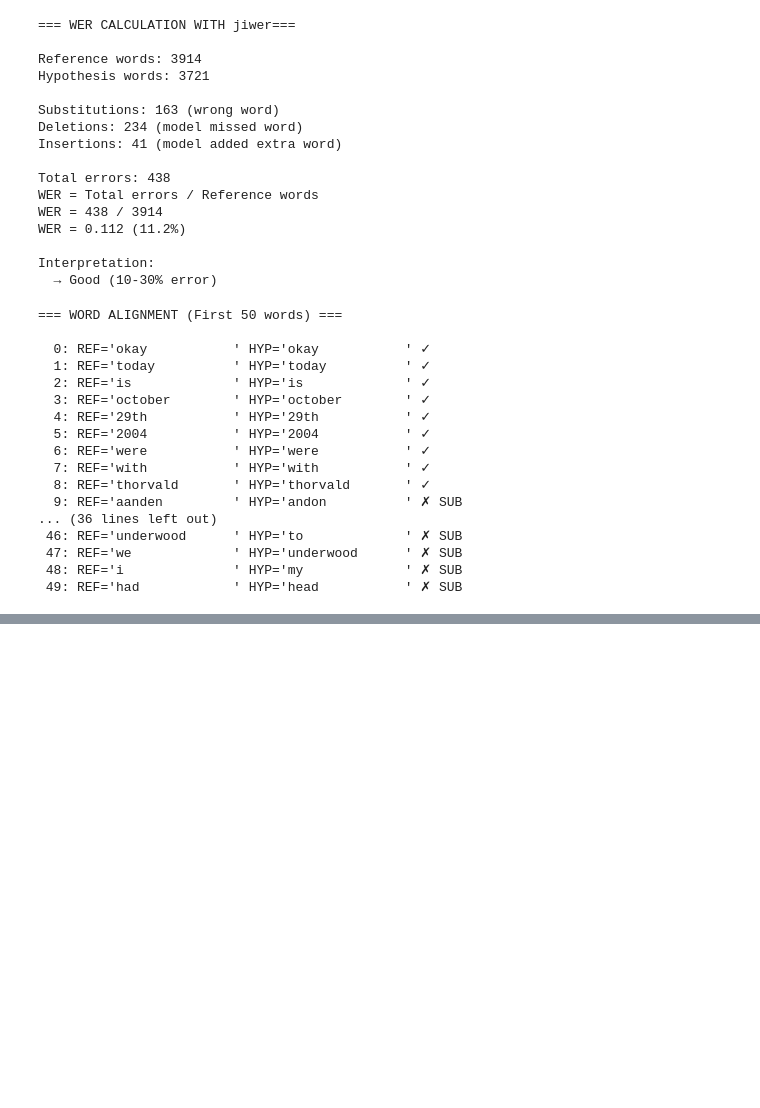
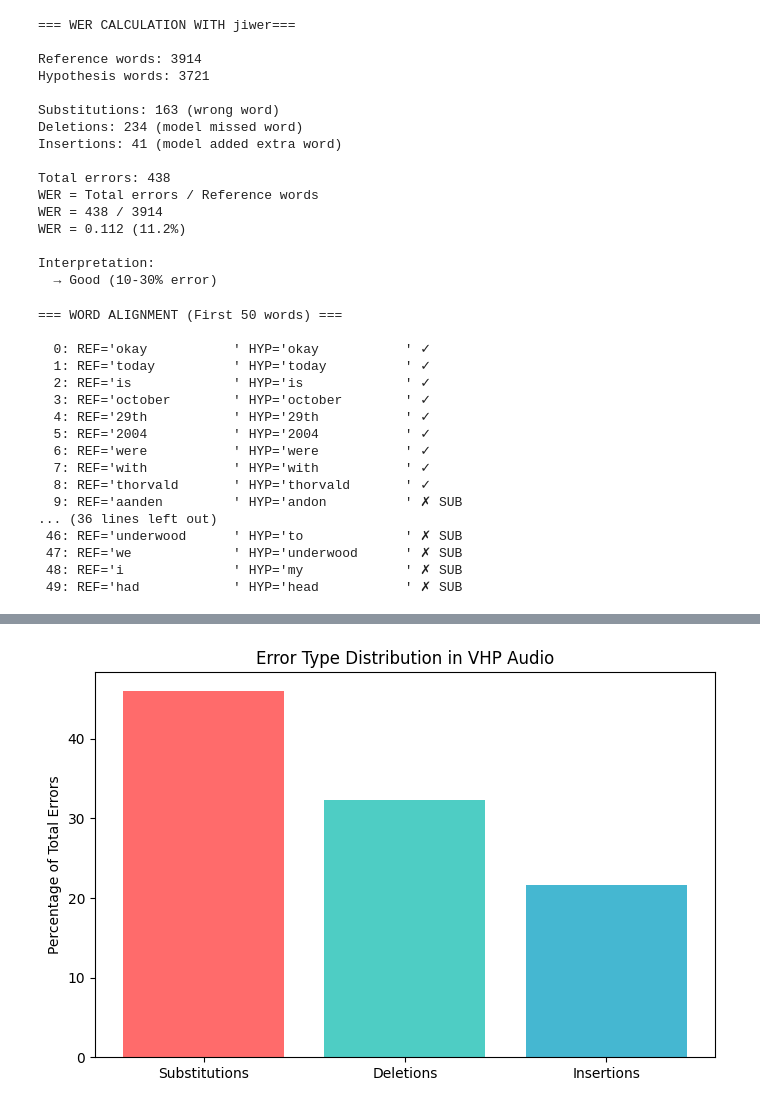
Before and after one commit to memoirji-llc/stt-inference-evaluation-pipeline, a Jupyter notebook: notebooks/evals_learn.ipynb, the cells around one changed output, grey strips where cells are left out. Drawn from its saved outputs; the diff is of its cells as text; code cells hidden in the pictures; blank space fills up the shorter version.

```diff
--- a/notebooks/evals_learn.ipynb
+++ b/notebooks/evals_learn.ipynb
@@ -272,3 +316,98 @@ for i, (r, h) in enumerate(zip(ref_words, hyp_words)):
  47: REF='we             ' HYP='underwood      ' ✗ SUB
  48: REF='i              ' HYP='my             ' ✗ SUB
  49: REF='had            ' HYP='head           ' ✗ SUB
+# %%
+# Examples of WER's problems:
+
+# Problem 1: Equal weighting
+print("=== PROBLEM 1: All errors weighted equally ===")
+print()
+print("Example A: Meaning-preserving error")
+print("  REF: 'I am processing the data'")
+print("  HYP: 'I am procesing the data'")
+print("  → 1 substitution, WER = 0.2")
+print("  → BUT: Meaning unchanged (typo)")
+print()
+print("Example B: Meaning-changing error")
+print("  REF: 'I have a car'")
+print("  HYP: 'I have a scar'")
+print("  → 1 substitution, WER = 0.2")
+print("  → BUT: Meaning completely changed!")
+print()
+print("WER treats these the same!")
+
+# Problem 2: Contractions
+print("\n=== PROBLEM 2: Contractions (from our data) ===")
+print("  REF: 'we're going'")
+print("  HYP: 'were going'")
+print("  → WER counts as 1 substitution")
+print("  → BUT: Almost identical meaning")
+print("  → Is this really an error?")
+
+# Problem 3: No upper bound
+print("\n=== PROBLEM 3: WER can exceed 100% ===")
+print("  When model hallucinates lots of insertions:")
+print("  REF: 'hello'")
+print("  HYP: 'hello my dear friend how are you today'")
+print("  → WER = (0 + 0 + 7) / 1 = 7.0 (700%!)")
+
+# Show CER calculation
+print("=== CHARACTER ERROR RATE (CER) ===")
+print()
+print("For languages like Mandarin/Japanese, or when typos matter:")
+print()
+print("REF: 'processing'")
+print("HYP: 'procesing'")
+print()
+print("WER: 1/1 = 1.0 (100% error)")
+print("CER: 1/10 = 0.1 (10% error)")
+print()
+print("Which better reflects the actual error severity?")
+
+# Show MER
+print("\n=== MATCH ERROR RATE (MER) ===")
+print("MER = (S + D) / N  (doesn't count insertions in denominator)")
+print("Bounded between 0 and 1")
+print()
+print("Your file_id=0:")
+print(f"  WER = {eval_row['wer']:.3f}")
+print(f"  MER = ({eval_row['substitutions']} + {eval_row['deletions']}) / N")
+print("  → Which is more interpretable?")
+
+# What do the error types tell you?
+import matplotlib.pyplot as plt
+
+print("=== ERROR TYPE DISTRIBUTION (Your Data) ===")
+print()
+
+# Calculate proportions
+total_errors = df_eval['substitutions'].sum() + df_eval['deletions'].sum() + df_eval['insertions'].sum()
+sub_pct = df_eval['substitutions'].sum() / total_errors * 100
+del_pct = df_eval['deletions'].sum() / total_errors * 100
+ins_pct = df_eval['insertions'].sum() / total_errors * 100
+
+print(f"Substitutions: {sub_pct:.1f}%")
+print(f"Deletions: {del_pct:.1f}%")
+print(f"Insertions: {ins_pct:.1f}%")
+print()
+
+# Plot
+plt.figure(figsize=(8, 5))
+plt.bar(['Substitutions', 'Deletions', 'Insertions'],
+        [sub_pct, del_pct, ins_pct],
+        color=['#ff6b6b', '#4ecdc4', '#45b7d1'])
+plt.ylabel('Percentage of Total Errors')
+plt.title('Error Type Distribution in VHP Audio')
+plt.show()
+
+print("INTERPRETATION:")
+if del_pct > 50:
+    print("  → High deletions: Model gave up on unclear audio")
+    print("  → Suggests: Audio quality issues (bandwidth-limited?)")
+elif sub_pct > 50:
+    print("  → High substitutions: Model heard something but got it wrong")
+    print("  → Suggests: Acoustic confusion (similar sounding words)")
+elif ins_pct > 30:
+    print("  → High insertions: Model hallucinating extra content")
+    print("  → Suggests: Model uncertainty or language model bias")
+# %% [output]
@@ -274,0 +431 @@ for i, (r, h) in enumerate(zip(ref_words, hyp_words)):
+[figure, added]
```
Also changed, not shown: parts of 3 cells of this notebook.
